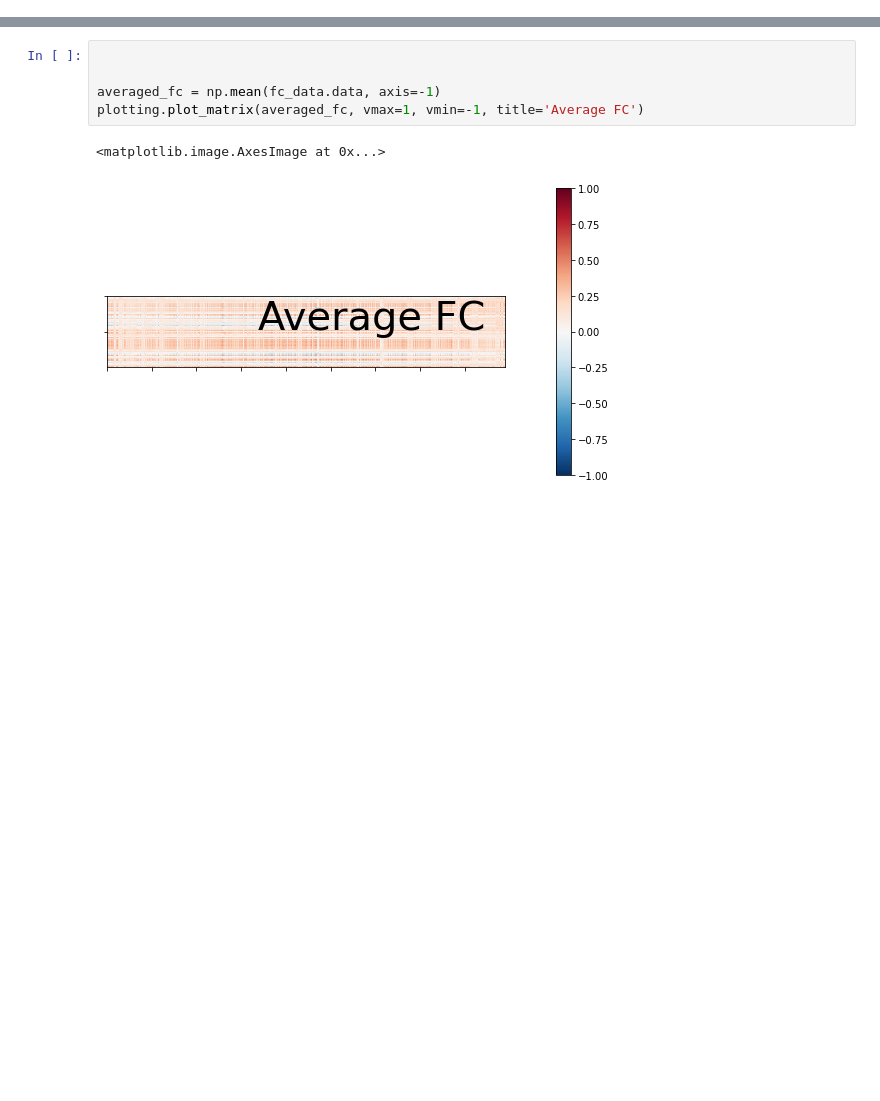
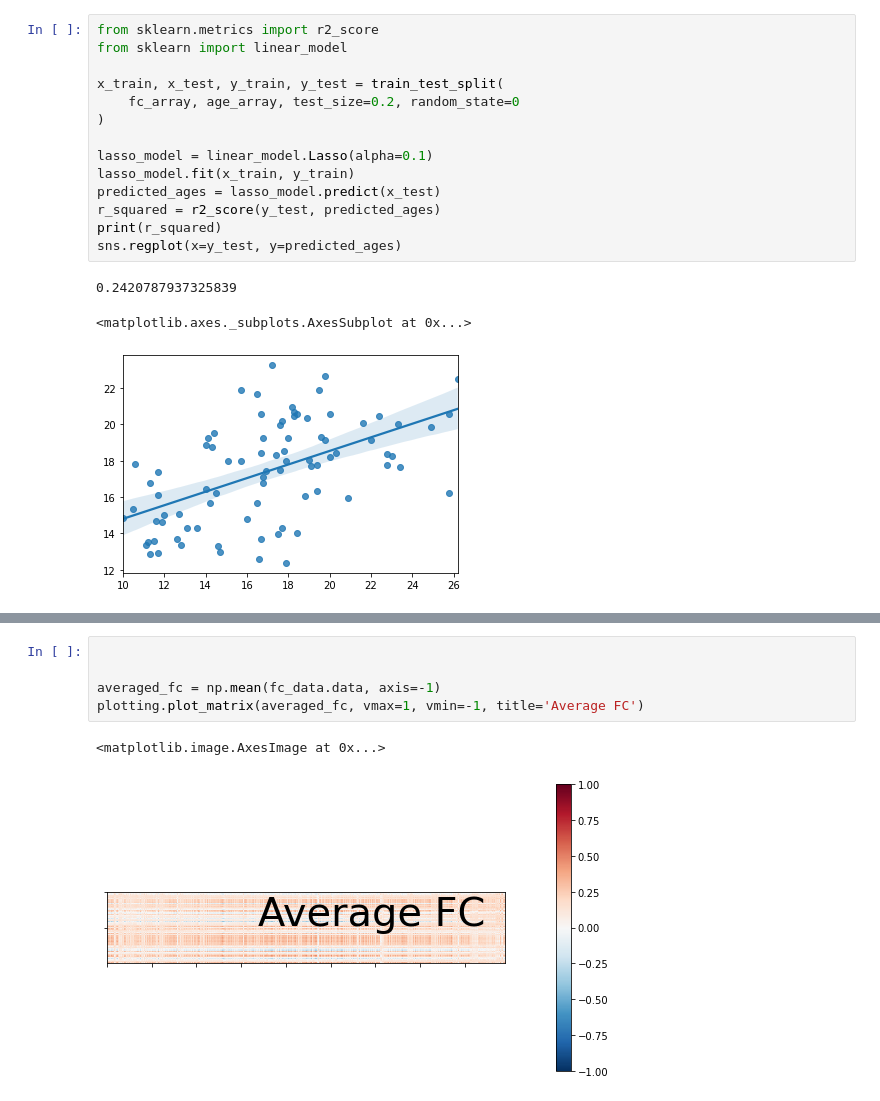
Before and after one commit to HwangLabNeuroCogDynamics/hcp_d, a Jupyter notebook: ml.ipynb, the cells around one changed output, grey strips where cells are left out. Saved outputs shown, nothing was run; the diff lists cells and outputs as text; blank space fills up the shorter version.

```diff
--- a/ml.ipynb
+++ b/ml.ipynb
@@ -103 +133,19 @@ Testing data (20% of dataset) contains 84
 SVR(kernel='linear')
+# %%
+from sklearn.metrics import r2_score
+from sklearn import linear_model
+
+x_train, x_test, y_train, y_test = train_test_split(
+    fc_array, age_array, test_size=0.2, random_state=0
+)
+
+lasso_model = linear_model.Lasso(alpha=0.1)
+lasso_model.fit(x_train, y_train)
+predicted_ages = lasso_model.predict(x_test)
+r_squared = r2_score(y_test, predicted_ages)
+print(r_squared)
+sns.regplot(x=y_test, y=predicted_ages)
+# %% [output]
+0.2420787937325839
+<matplotlib.axes._subplots.AxesSubplot at 0x...>
+[figure, added]
```
Also changed, not shown: parts of 7 cells of this notebook, 5 other files.
